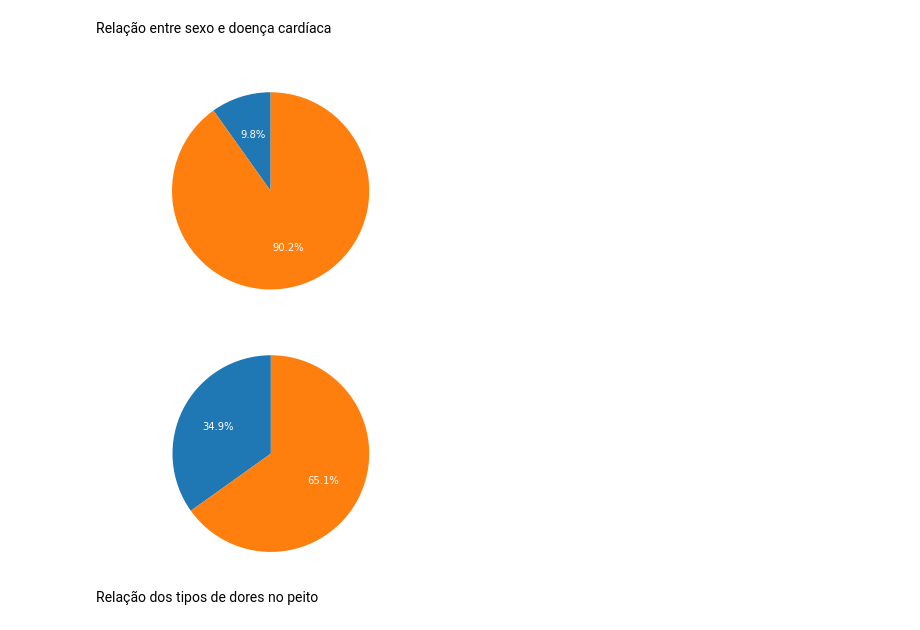
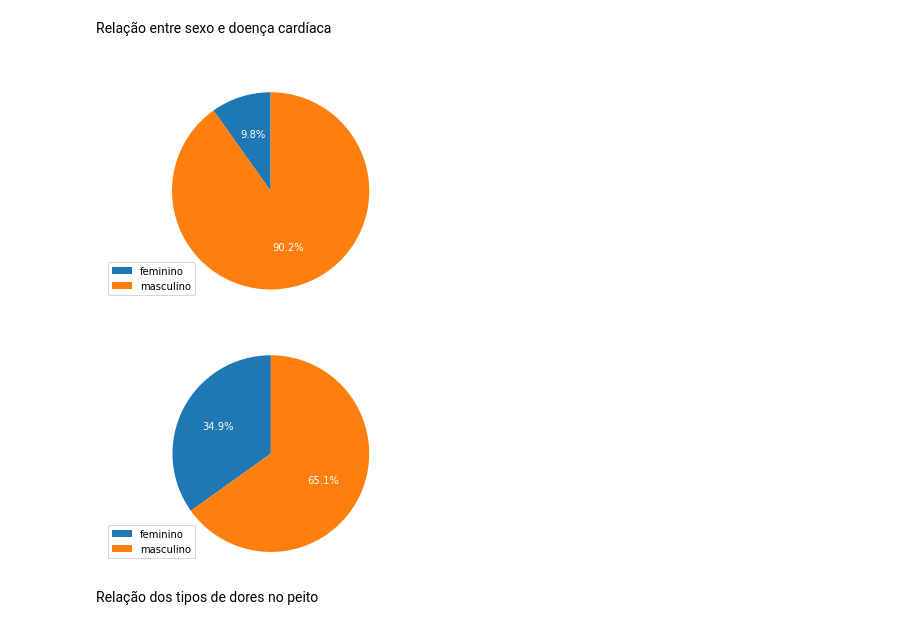
Before and after one commit to Maria-erc/analise_descritiva_dados_hospitalar, a Jupyter notebook: heartt.ipynb, the cells around one changed output. Drawn from its saved outputs; the diff is of its cells as text; code cells hidden in the pictures.

```diff
--- a/heartt.ipynb
+++ b/heartt.ipynb
@@ -61,32 +61,36 @@ Relação entre sexo e doença cardíaca
 # %%
 # Separando as instâncias que contêm doença cardíaca
 df_doenca = df[df['HeartDisease'] == 1]
 
 feminino = 0
 masculino = 0
 
 for sexo in df_doenca['Sex']:
     if sexo == 'F':
         feminino+=1
     else:
         masculino+=1
 
 # Criando gráfico de setores
 import matplotlib.pyplot as plt
 
 # Conjunto de dados usados no gráfico
 labels = ['feminino', 'masculino']
 sizes = [50,458]
 
 # Criando área de plotagem
 fig1, ax1 = plt.subplots()
 
 ax1.pie(sizes, labels=labels, autopct='%1.1f%%',startangle=90, textprops=dict(color='w'))
 ax1.set_title('Sexo de pacientes com doença cardíaca', color='w')
 ax1.axis('equal') # A proporção igual garante que a pizza seja desenhada como um círculo
+
+legenda = ['feminino','masculino']
+plt.legend(legenda, loc=3)
+
 plt.show()
 # %% [output]
-[figure, old version]
+[figure, new version]
 # %%
 #Relação sexo e pacintes sem doença cardíaca
 # Separando as instâncias que contêm doença cardíaca
@@ -114,9 +118,13 @@ fig1, ax1 = plt.subplots()
 ax1.pie(sizes, labels=labels, autopct='%1.1f%%',startangle=90, textprops=dict(color='w'))
 ax1.set_title('Sexo de pacientes sem doença cardíaca', color='w')
 ax1.axis('equal') # A proporção igual garante que a pizza seja desenhada como um círculo
+
+legenda = ['feminino','masculino']
+plt.legend(legenda, loc=3)
+
 plt.show()
 # %% [output]
-[figure, old version]
+[figure, new version]
 # %% [markdown]
 Relação dos tipos de dores no peito
 # %%
```
Also changed, not shown: parts of 3 cells of this notebook.
